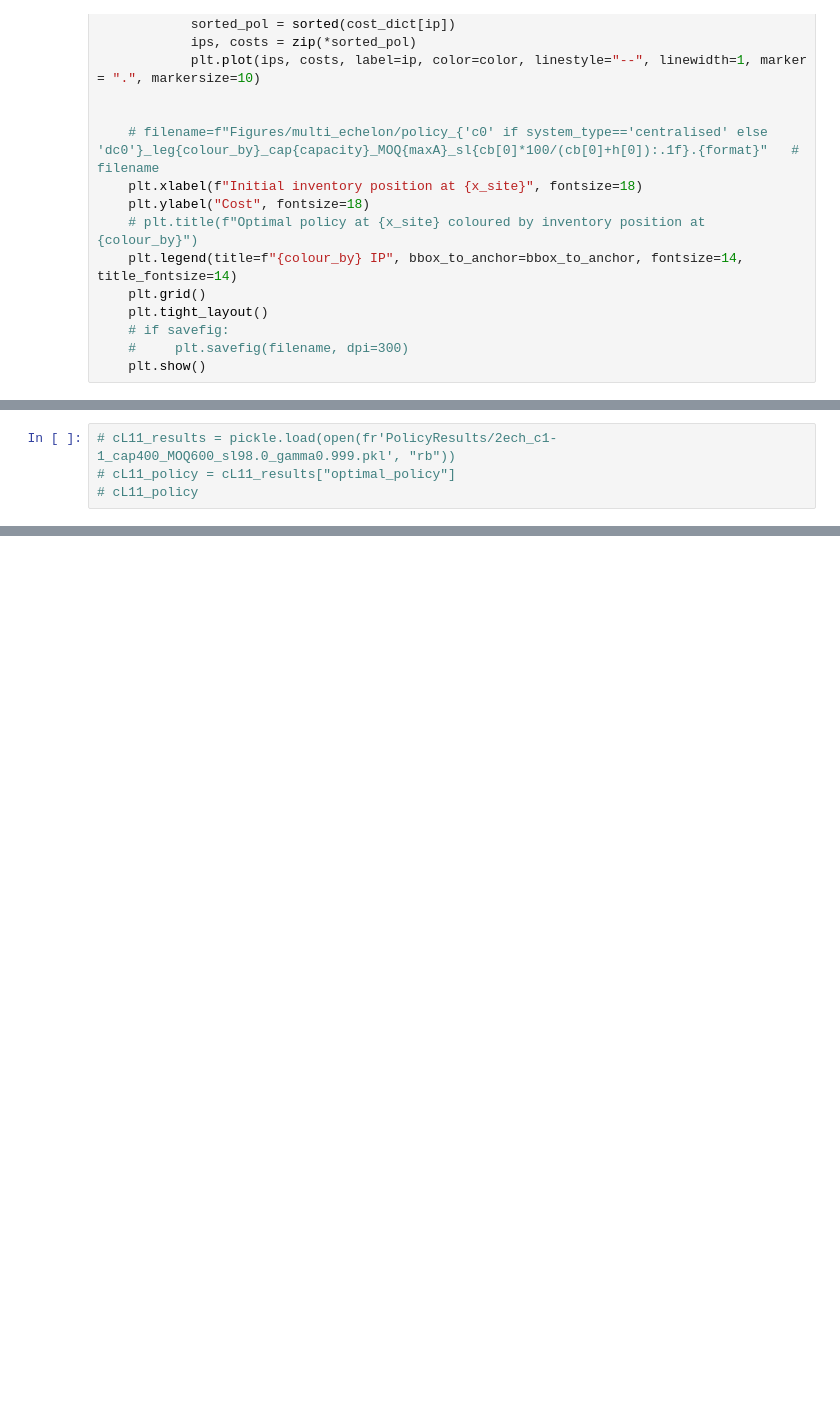
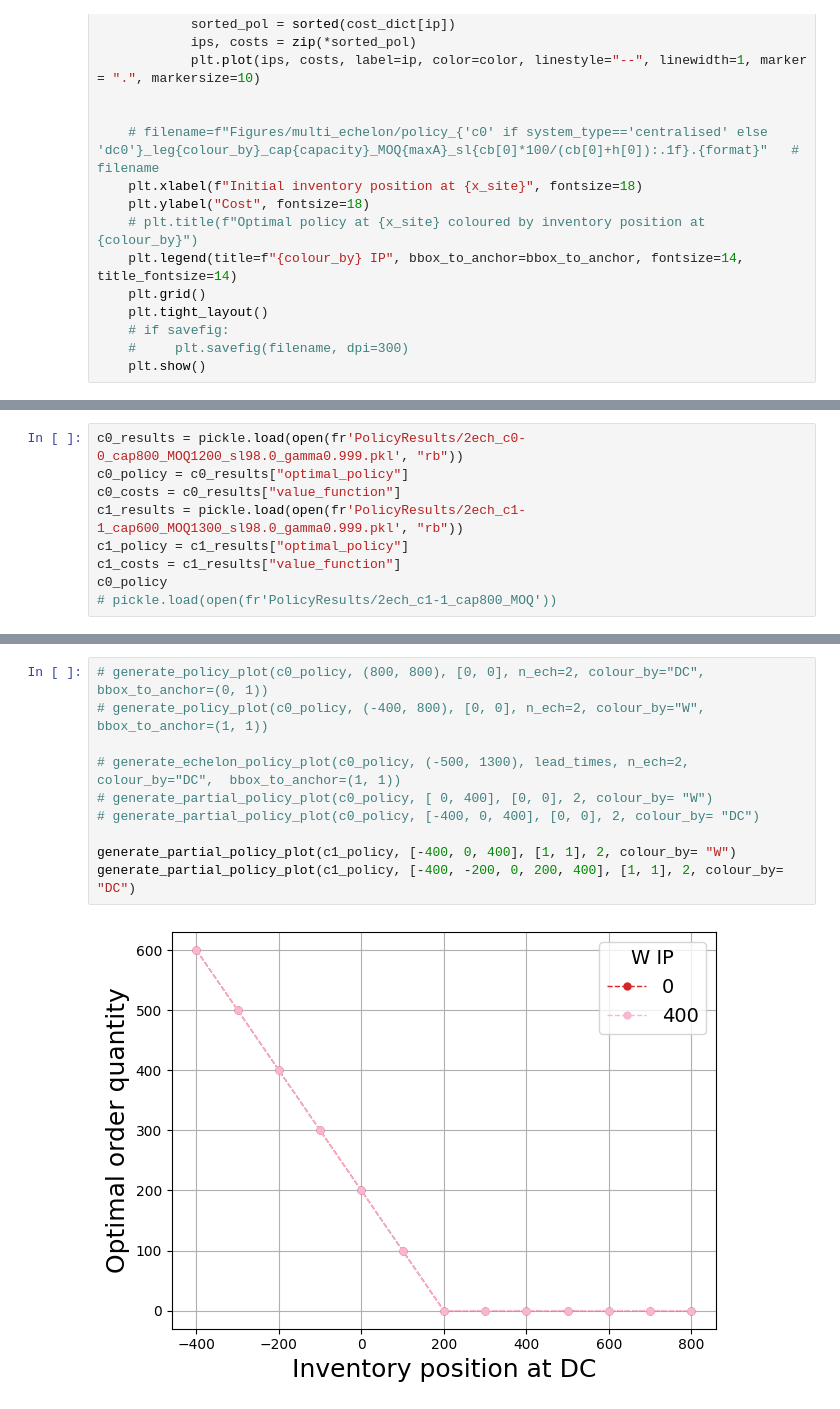
Before and after one commit to turtlesoul25/STOR-i_IM_PhDResearchProposal, a Jupyter notebook: Solve2echLeadMDPs.ipynb, the cells around one changed output, grey strips where cells are left out. Drawn from its saved outputs; the diff is of its cells as text; blank space fills up the shorter version.

```diff
--- a/Solve2echLeadMDPs.ipynb
+++ b/Solve2echLeadMDPs.ipynb
@@ -291,4 +453,9 @@ plot_cost(cL_cost_function, lead_times, 2, bbox_to_anchor=(1,0.8), colour_by="DC
 # %%
-# cL11_results = pickle.load(open(fr'PolicyResults/2ech_c1-1_cap400_MOQ600_sl98.0_gamma0.999.pkl', "rb"))
-# cL11_policy = cL11_results["optimal_policy"]
-# cL11_policy
+c0_results = pickle.load(open(fr'PolicyResults/2ech_c0-0_cap800_MOQ1200_sl98.0_gamma0.999.pkl', "rb"))
+c0_policy = c0_results["optimal_policy"]
+c0_costs = c0_results["value_function"]
+c1_results = pickle.load(open(fr'PolicyResults/2ech_c1-1_cap600_MOQ1300_sl98.0_gamma0.999.pkl', "rb"))
+c1_policy = c1_results["optimal_policy"]
+c1_costs = c1_results["value_function"]
+c0_policy
+# pickle.load(open(fr'PolicyResults/2ech_c1-1_cap800_MOQ'))
@@ -294,0 +480,12 @@ plot_cost(cL_cost_function, lead_times, 2, bbox_to_anchor=(1,0.8), colour_by="DC
+# %%
+# generate_policy_plot(c0_policy, (800, 800), [0, 0], n_ech=2, colour_by="DC",  bbox_to_anchor=(0, 1))
+# generate_policy_plot(c0_policy, (-400, 800), [0, 0], n_ech=2, colour_by="W", bbox_to_anchor=(1, 1))
+
+# generate_echelon_policy_plot(c0_policy, (-500, 1300), lead_times, n_ech=2, colour_by="DC",  bbox_to_anchor=(1, 1))
+# generate_partial_policy_plot(c0_policy, [ 0, 400], [0, 0], 2, colour_by= "W")
+# generate_partial_policy_plot(c0_policy, [-400, 0, 400], [0, 0], 2, colour_by= "DC")
+
+generate_partial_policy_plot(c1_policy, [-400, 0, 400], [1, 1], 2, colour_by= "W")
+generate_partial_policy_plot(c1_policy, [-400, -200, 0, 200, 400], [1, 1], 2, colour_by= "DC")
+# %% [output]
+[figure, added]
```
Also changed, not shown: parts of 19 cells of this notebook, 8 other files.
